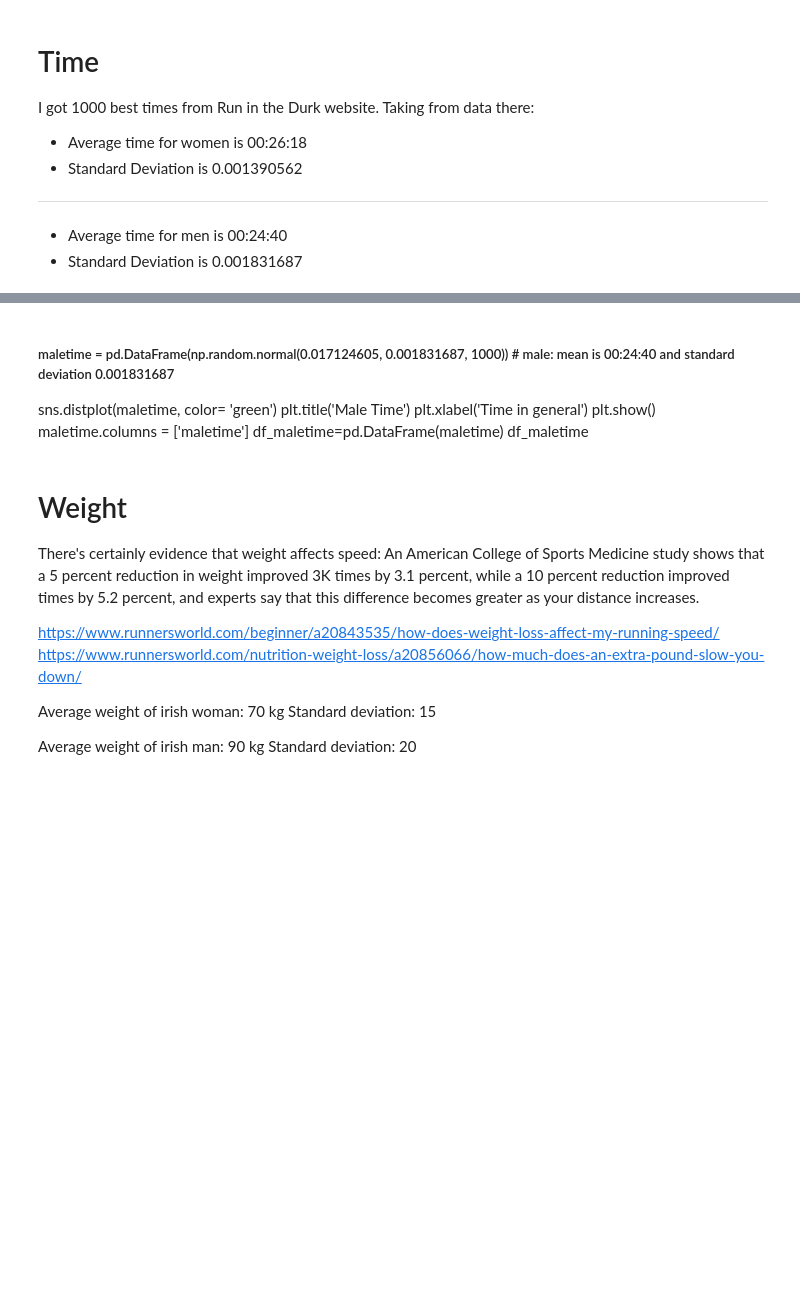
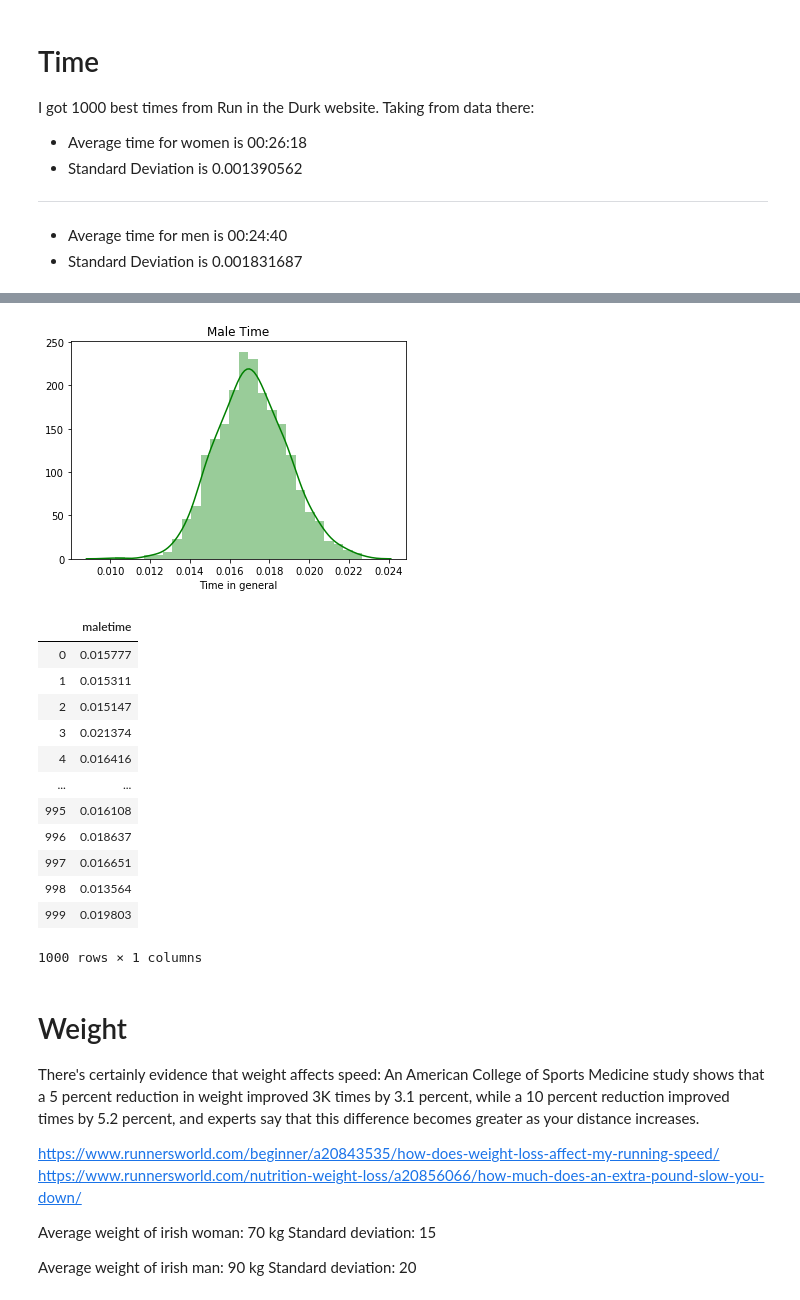
Before and after one commit to kmieluu/Project_2019, a Jupyter notebook: Untitled.ipynb, the cells around one changed output, grey strips where cells are left out. Drawn from its saved outputs; the diff is of its cells as text; code cells hidden in the pictures; blank space fills up the shorter version.

```diff
--- a/Untitled.ipynb
+++ b/Untitled.ipynb
@@ -100,13 +97,28 @@ df_femaletime
 500 rows × 1 columns
-# %% [markdown]
-##### maletime = pd.DataFrame(np.random.normal(0.017124605, 0.001831687, 1000))  # male: mean is 00:24:40 and standard deviation 0.001831687
-sns.distplot(maletime, color= 'green')
-plt.title('Male Time')
-plt.xlabel('Time in general')
-plt.show()
-maletime.columns = ['maletime']
-df_maletime=pd.DataFrame(maletime)
-df_maletime
+# %%
+maletime = pd.DataFrame(np.random.normal(0.017124605, 0.001831687, 1000))  # male: mean is 00:24:40 and standard deviation 0.001831687
+sns.distplot(maletime, color= 'green')
+plt.title('Male Time')
+plt.xlabel('Time in general')
+plt.show()
+maletime.columns = ['maletime']
+df_maletime=pd.DataFrame(maletime)
+df_maletime
+# %% [output]
+[figure, added]
+|  | maletime |
+| 0 | 0.015777 |
+| 1 | 0.015311 |
+| 2 | 0.015147 |
+| 3 | 0.021374 |
+| 4 | 0.016416 |
+| ... | ... |
+| 995 | 0.016108 |
+| 996 | 0.018637 |
+| 997 | 0.016651 |
+| 998 | 0.013564 |
+| 999 | 0.019803 |
+1000 rows × 1 columns
 # %% [markdown]
 # Weight
 There's certainly evidence that weight affects speed: An American College of Sports Medicine study shows that a 5 percent reduction in weight improved 3K times by 3.1 percent, while a 10 percent reduction improved times by 5.2 percent, and experts say that this difference becomes greater as your distance increases.
```
Also changed, not shown: parts of 14 cells of this notebook.
